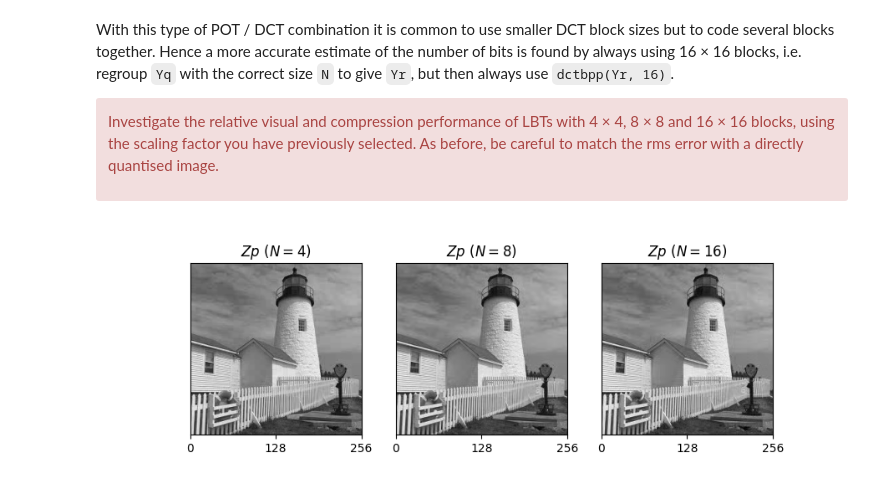
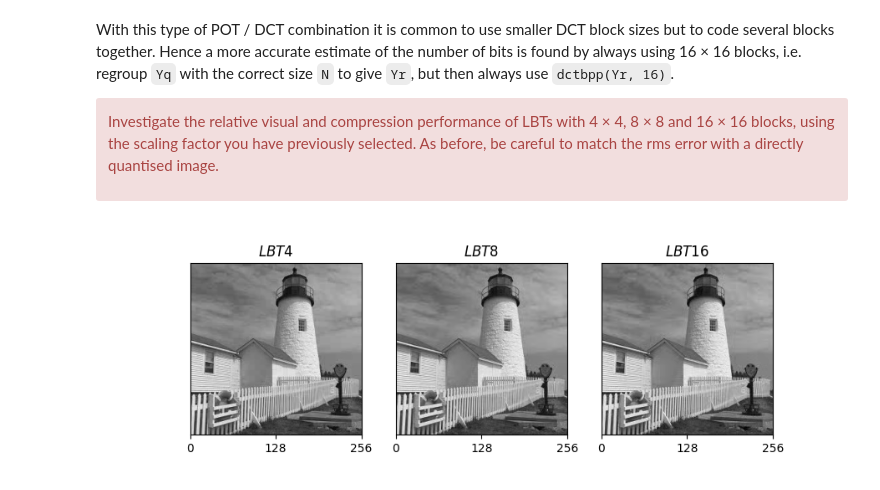
Before and after one commit to muhanl/cued_sf2_lab, a Jupyter notebook: 8-lbt.ipynb, the cells around one changed output. Saved outputs shown, nothing was run; the diff lists cells and outputs as text; code cells hidden in the pictures.

Commit message:
Modify to better show the figures

```diff
--- a/8-lbt.ipynb
+++ b/8-lbt.ipynb
@@ -439,32 +439,32 @@ Yr = regroup(Yq, N)/N                  # regroup
 Z = colxfm(colxfm(Yq.T, C8.T).T, C8.T)  # reconstruction
 Zp = Z.copy()
 Zp[:,t] = colxfm(Zp[:,t].T, Pr.T).T
 Zp[t,:] = colxfm(Zp[t,:], Pr.T)
 Zp8 = Zp.copy()
 
 N = 16
 Pf, Pr = pot_ii(N, s)
 opt_step = find_optimal_step_size(X, s, 17)[0]
 t = np.s_[N//2:-N//2]
 Xp = X.copy()
 Xp[t,:] = colxfm(Xp[t,:], Pf)
 Xp[:,t] = colxfm(Xp[:,t].T, Pf).T
 Y = colxfm(colxfm(Xp, C8).T, C8).T       # dct
 Yq = quantise(Y, opt_step)           # quantisation
 Yr = regroup(Yq, N)/N                  # regroup
 Z = colxfm(colxfm(Yq.T, C8.T).T, C8.T)  # reconstruction
 Zp = Z.copy()
 Zp[:,t] = colxfm(Zp[:,t].T, Pr.T).T
 Zp[t,:] = colxfm(Zp[t,:], Pr.T)
 Zp16 = Zp.copy()
 
-titles = ["Zp\ (N=4)", "Zp\ (N=8)", "Zp\ (N=16)"]
+titles = ["LBT4", "LBT8", "LBT16"]
 imgs = [Zp4, Zp8, Zp16]
 fig, axs = plt.subplots(1, 3, figsize=(9, 3),
                         gridspec_kw=dict(width_ratios=[img.shape[0] for img in imgs]))
 
 for ax, img, title in zip(axs, imgs, titles):
     plot_image(img, ax=ax)
     ax.set(yticks=[], title=f'${title}$')
 # %% [output]
-[figure, old version]
+[figure, new version]
```
